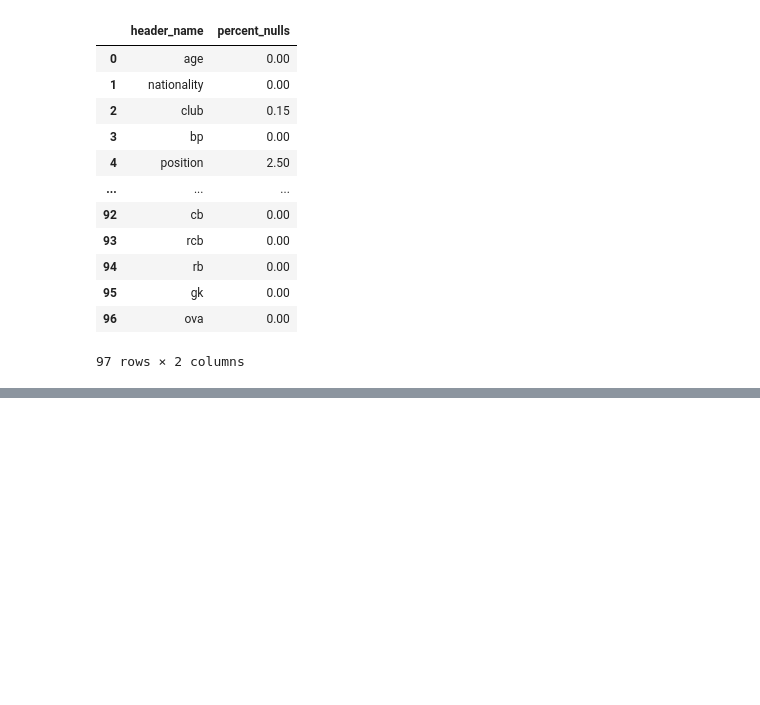
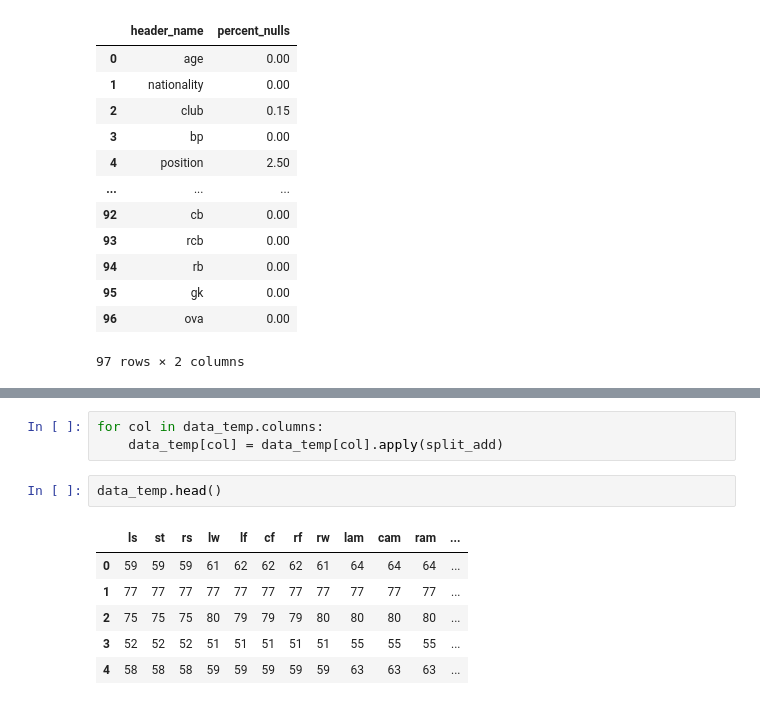
Before and after one commit to mazim-co/Team-four-fifa, a Jupyter notebook: FIFA_project/file_for_project/Fifa-Project-Notebook.ipynb, the cells around one changed output, grey strips where cells are left out. Saved outputs shown, nothing was run; the diff lists cells and outputs as text; blank space fills up the shorter version.

```diff
--- a/FIFA_project/file_for_project/Fifa-Project-Notebook.ipynb
+++ b/FIFA_project/file_for_project/Fifa-Project-Notebook.ipynb
@@ -85,0 +100,12 @@ data_temp[['ls', 'st', 'rs', 'lw', 'lf', 'cf', 'rf',
+# %%
+for col in data_temp.columns:
+    data_temp[col] = data_temp[col].apply(split_add)
+# %%
+data_temp.head()
+# %% [output]
+|  | ls | st | rs | lw | lf | cf | rf | rw | lam | cam | ram | ... |
+| 0 | 59 | 59 | 59 | 61 | 62 | 62 | 62 | 61 | 64 | 64 | 64 | ... |
+| 1 | 77 | 77 | 77 | 77 | 77 | 77 | 77 | 77 | 77 | 77 | 77 | ... |
+| 2 | 75 | 75 | 75 | 80 | 79 | 79 | 79 | 80 | 80 | 80 | 80 | ... |
+| 3 | 52 | 52 | 52 | 51 | 51 | 51 | 51 | 51 | 55 | 55 | 55 | ... |
+| 4 | 58 | 58 | 58 | 59 | 59 | 59 | 59 | 59 | 63 | 63 | 63 | ... |
```
Also changed, not shown: parts of 30 cells of this notebook.
